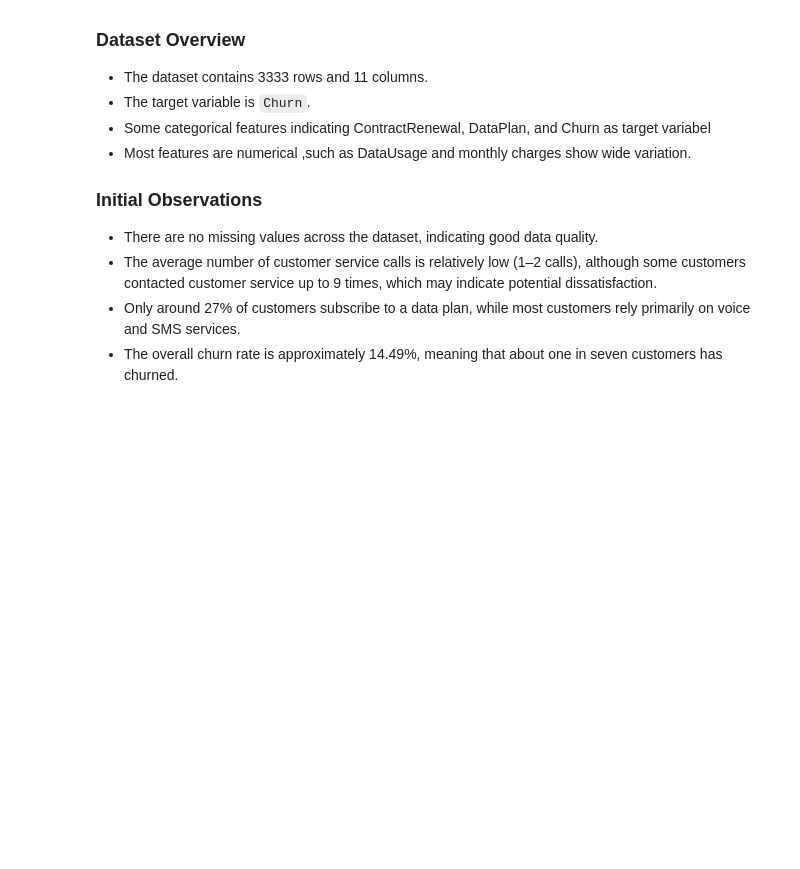
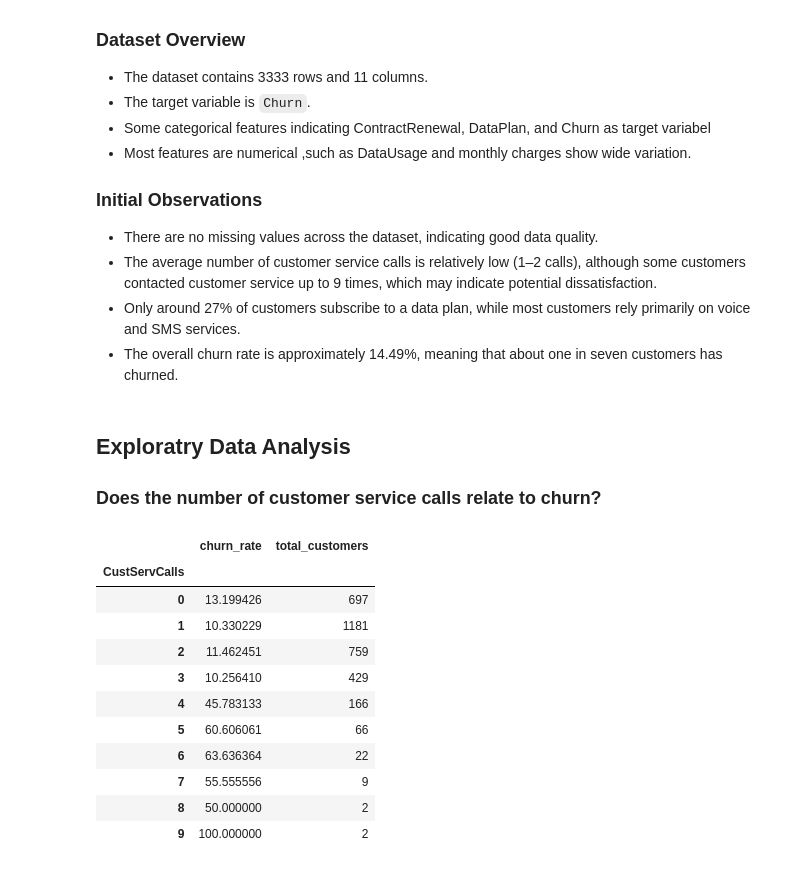
Before and after one commit to yulita231/customer-churn-analysis, a Jupyter notebook: customerChurnAnalysis.ipynb, the cells around one changed output. Cells and saved outputs as stored; diff of their text form; code cells hidden in the pictures; blank space fills up the shorter version.

```diff
--- a/customerChurnAnalysis.ipynb
+++ b/customerChurnAnalysis.ipynb
@@ -66,3 +66,30 @@ df.head()
 - The average number of customer service calls is relatively low (1–2 calls), although some customers contacted customer service up to 9 times, which may indicate potential dissatisfaction.
 - Only around 27% of customers subscribe to a data plan, while most customers rely primarily on voice and SMS services.
 - The overall churn rate is approximately 14.49%, meaning that about one in seven customers has churned.
+# %% [markdown]
+## Exploratry Data Analysis
+### Does the number of customer service calls relate to churn?
+# %%
+cs_summary = (
+    df.groupby('CustServCalls')
+      .agg(
+          churn_rate=('Churn', 'mean'),
+          total_customers=('Churn', 'count')
+      )
+)
+
+cs_summary['churn_rate'] = cs_summary['churn_rate'] * 100
+cs_summary
+# %% [output]
+|  | churn_rate | total_customers |
+| CustServCalls |  |  |
+| 0 | 13.199426 | 697 |
+| 1 | 10.330229 | 1181 |
+| 2 | 11.462451 | 759 |
+| 3 | 10.256410 | 429 |
+| 4 | 45.783133 | 166 |
+| 5 | 60.606061 | 66 |
+| 6 | 63.636364 | 22 |
+| 7 | 55.555556 | 9 |
+| 8 | 50.000000 | 2 |
+| 9 | 100.000000 | 2 |
```
Also changed, not shown: parts of 17 cells of this notebook, 1 other file.
